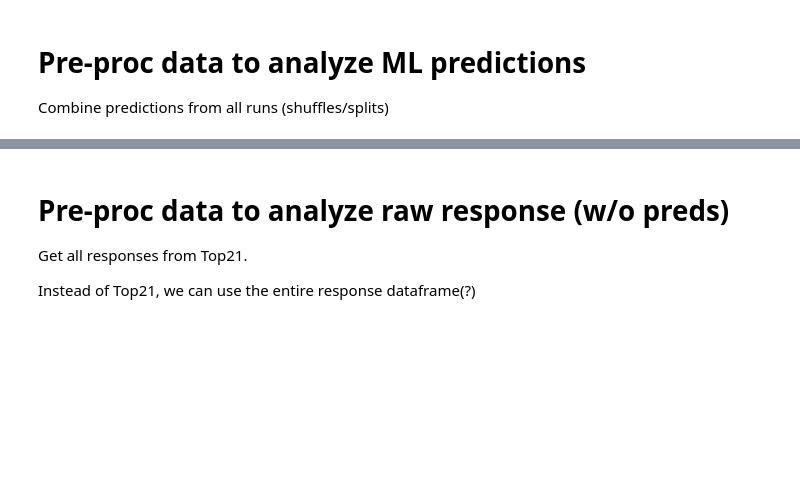
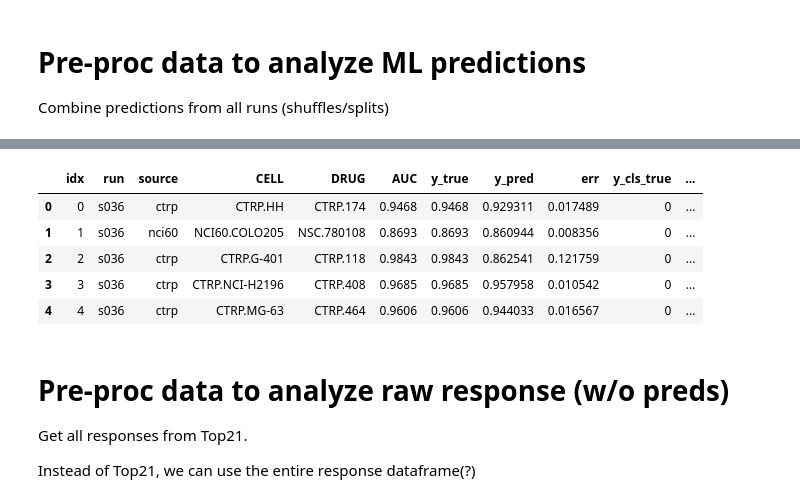
Before and after one commit to adpartin/DrugResponseViz, a Jupyter notebook: notebooks/post_processing_cls.ipynb, the cells around one changed output, grey strips where cells are left out. Saved outputs shown, nothing was run; the diff lists cells and outputs as text; code cells hidden in the pictures; blank space fills up the shorter version.

```diff
--- a/notebooks/post_processing_cls.ipynb
+++ b/notebooks/post_processing_cls.ipynb
@@ -105,7 +119,8 @@ def agg_preds_from_runs(runs_dirs, resp_thres: float=0.5):
         prd_te_['run'] = str(dir_name).split(os.sep)[-1].split('_')[-1]  # add col 'run' identifier
         prd_te.append(prd_te_)  # append run data
 
-        prd_te_['y_cls_true'] = [0 if v<resp_thres else 1 for v in prd_te_['y_true'].values]
+        prd_te_['y_cls_true'] = [0 if v>resp_thres else 1 for v in prd_te_['y_true'].values]
+        prd_te_['y_cls_pred'] = [0 if v>resp_thres else 1 for v in prd_te_['y_pred'].values]
         # prd_te_['y_cls_pred'] = prd_te_[]
 
         if i%20==0:
@@ -143,3 +160,12 @@ print(prd_te.shape)
+# %%
+prd_te.head()
+# %% [output]
+|  | idx | run | source | CELL | DRUG | AUC | y_true | y_pred | err | y_cls_true | ... |
+| 0 | 0 | s036 | ctrp | CTRP.HH | CTRP.174 | 0.9468 | 0.9468 | 0.929311 | 0.017489 | 0 | ... |
+| 1 | 1 | s036 | nci60 | NCI60.COLO205 | NSC.780108 | 0.8693 | 0.8693 | 0.860944 | 0.008356 | 0 | ... |
+| 2 | 2 | s036 | ctrp | CTRP.G-401 | CTRP.118 | 0.9843 | 0.9843 | 0.862541 | 0.121759 | 0 | ... |
+| 3 | 3 | s036 | ctrp | CTRP.NCI-H2196 | CTRP.408 | 0.9685 | 0.9685 | 0.957958 | 0.010542 | 0 | ... |
+| 4 | 4 | s036 | ctrp | CTRP.MG-63 | CTRP.464 | 0.9606 | 0.9606 | 0.944033 | 0.016567 | 0 | ... |
 # %% [markdown]
 # Pre-proc data to analyze raw response (w/o preds)
 Get all responses from Top21.
```
Also changed, not shown: parts of 24 cells of this notebook, 1 other file.
